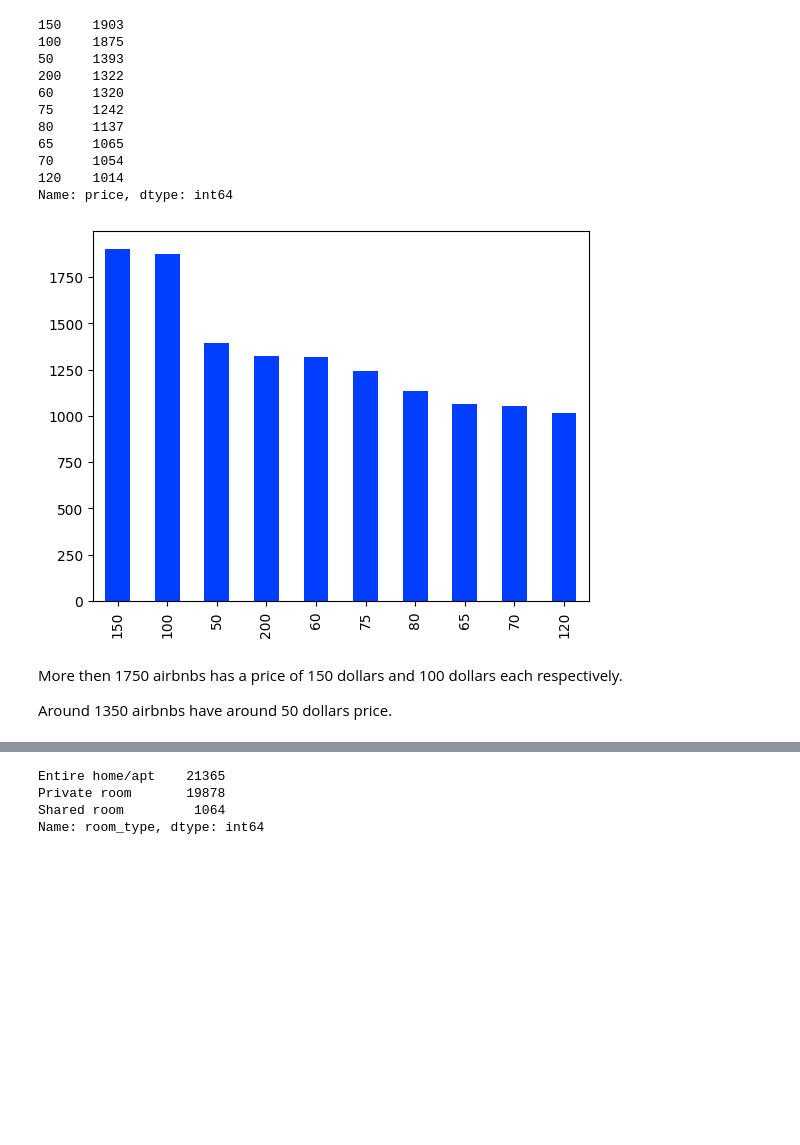
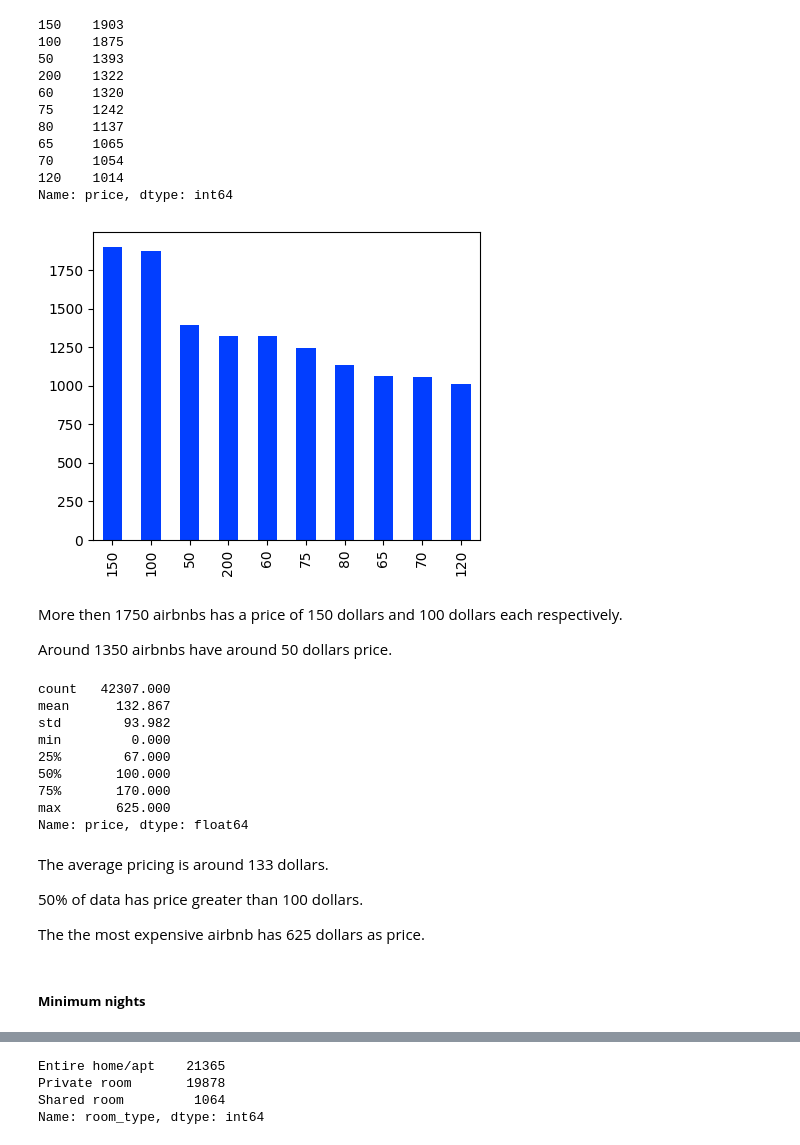
Before and after one commit to AlessandroSignoretto/Programming_project, a Jupyter notebook: Programming_project_pc.ipynb, the cells around one changed output, grey strips where cells are left out. Drawn from its saved outputs; the diff is of its cells as text; code cells hidden in the pictures; blank space fills up the shorter version.

Commit message:
Adding new plots

```diff
--- a/Programming_project_pc.ipynb
+++ b/Programming_project_pc.ipynb
@@ -280,12 +283,33 @@ NY_dataset_wo.price.value_counts().iloc[:10]
 70     1054
 120    1014
 Name: price, dtype: int64
-# %%
-NY_dataset_wo.price.value_counts().iloc[:10].plot(kind = 'bar')
-plt.show()
-# %% [output]
-[figure, removed]
+# %%
+plt.figure(figsize = (5,4))
+NY_dataset_wo.price.value_counts().iloc[:10].plot(kind = 'bar') # The command generates a bar graph of the 10 most frequent values in the 'price' column.
+plt.show()
+# %% [output]
+[figure, added]
 # %% [markdown]
 More then 1750 airbnbs has a price of 150 dollars and 100 dollars each respectively.
 
 Around 1350 airbnbs have around 50 dollars price.
+# %%
+NY_dataset_wo.price.describe()
+# %% [output]
+count   42307.000
+mean      132.867
+std        93.982
+min         0.000
+25%        67.000
+50%       100.000
+75%       170.000
+max       625.000
+Name: price, dtype: float64
+# %% [markdown]
+The average pricing is around 133 dollars.
+
+50% of data has price greater than 100 dollars.
+
+The the most expensive airbnb has 625 dollars as price.
+# %% [markdown]
+<h5><b>Minimum nights</b></h5>
```
Also changed, not shown: parts of 19 cells of this notebook.
